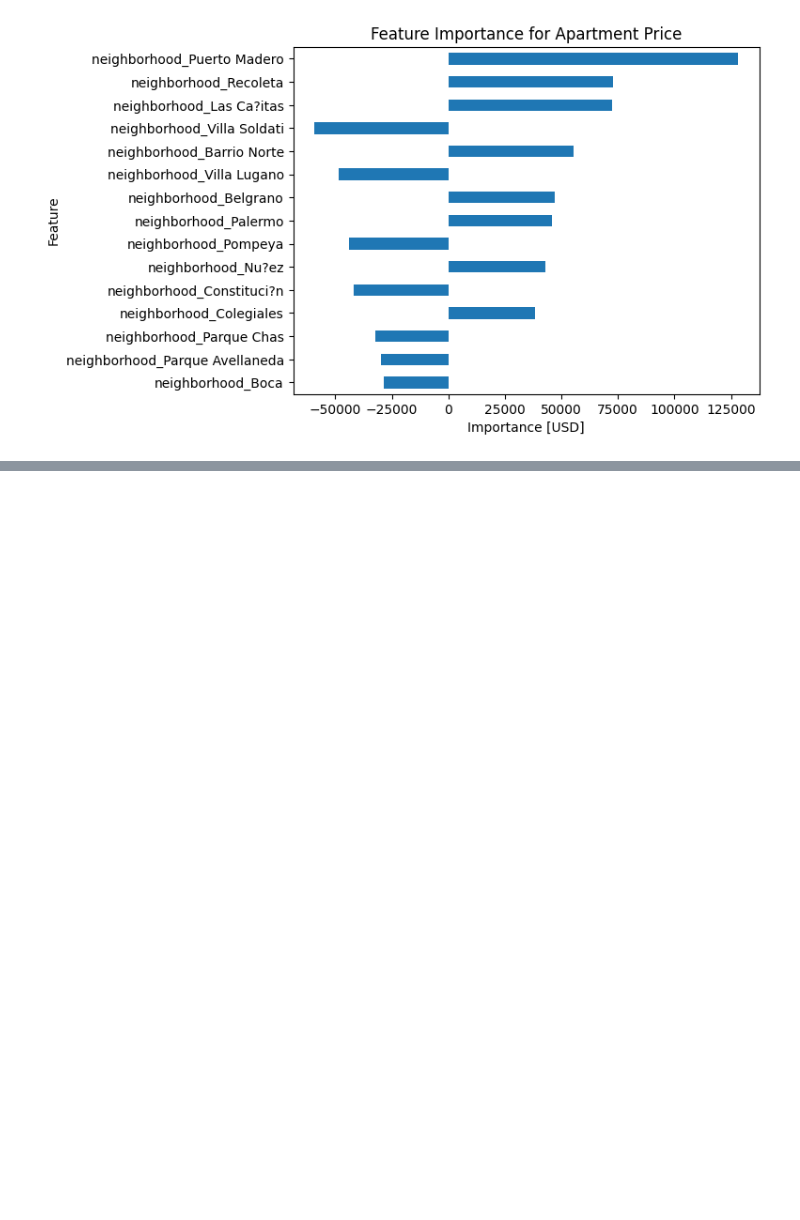
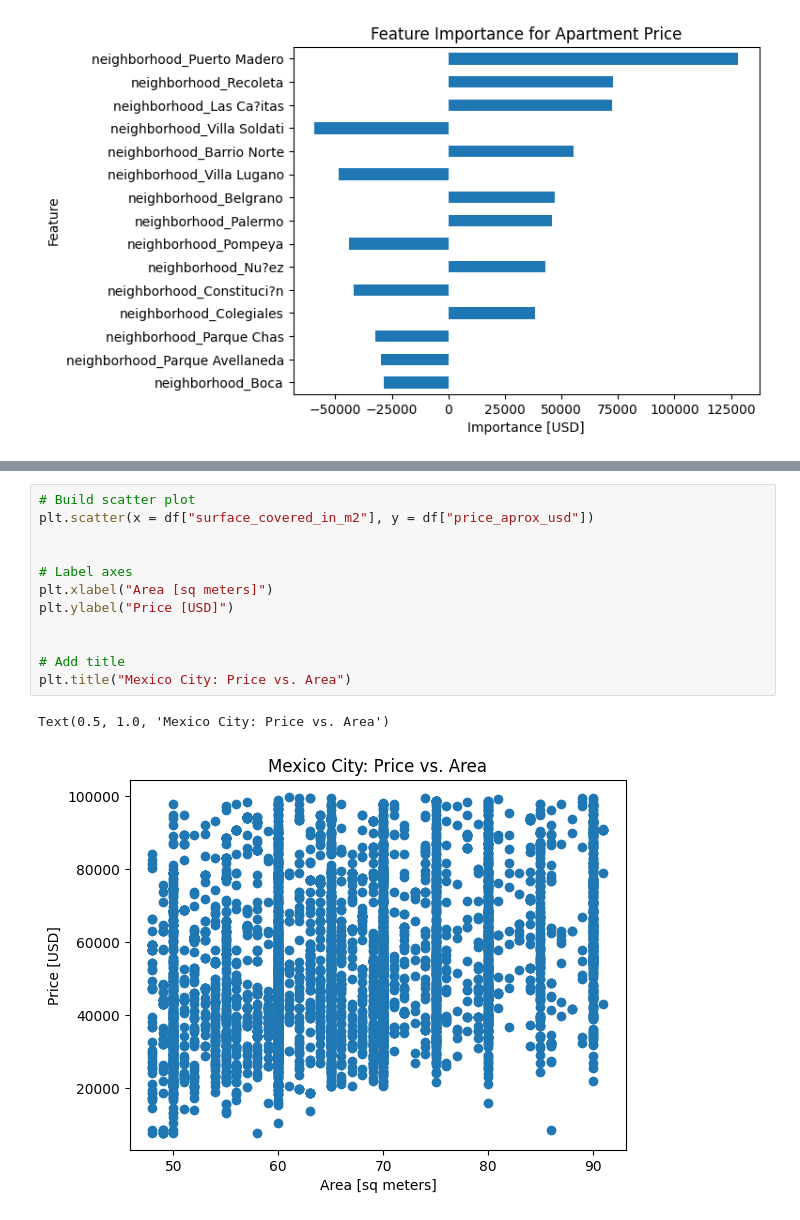
Before and after one commit to justmexmehak/HousingPrices, a Jupyter notebook: HousingPrices.ipynb, the cells around one changed output, grey strips where cells are left out. Cells and saved outputs as stored; diff of their text form; blank space fills up the shorter version.

```diff
--- a/HousingPrices.ipynb
+++ b/HousingPrices.ipynb
@@ -1704,0 +2019,15 @@ df.head()
+# %%
+# Build scatter plot
+plt.scatter(x = df["surface_covered_in_m2"], y = df["price_aprox_usd"])
+
+
+# Label axes
+plt.xlabel("Area [sq meters]")
+plt.ylabel("Price [USD]")
+
+
+# Add title
+plt.title("Mexico City: Price vs. Area")
+# %% [output]
+Text(0.5, 1.0, 'Mexico City: Price vs. Area')
+[figure, added]
```
Also changed, not shown: parts of 48 cells of this notebook.
